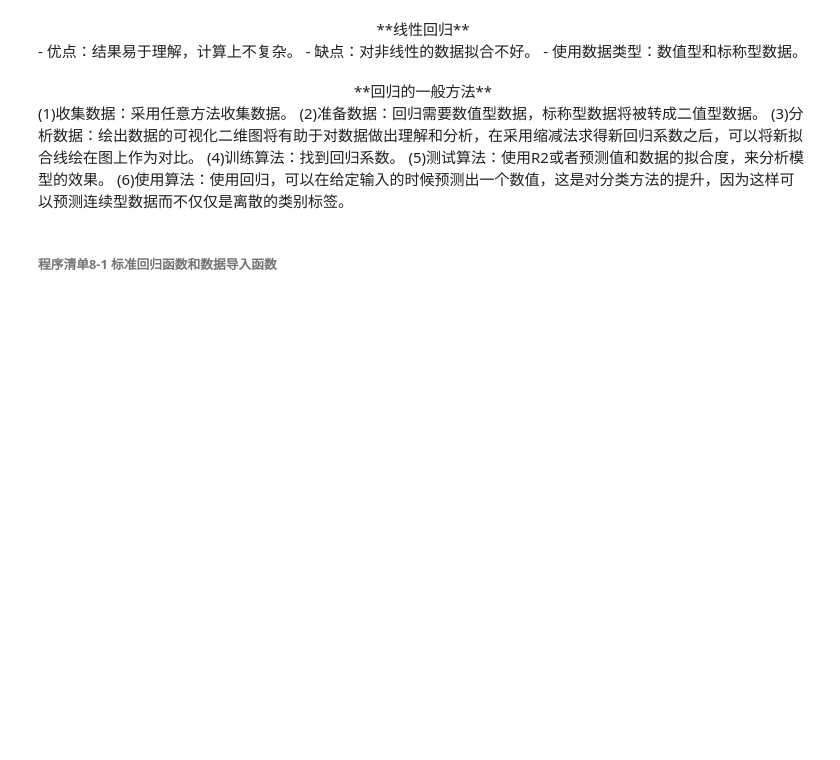
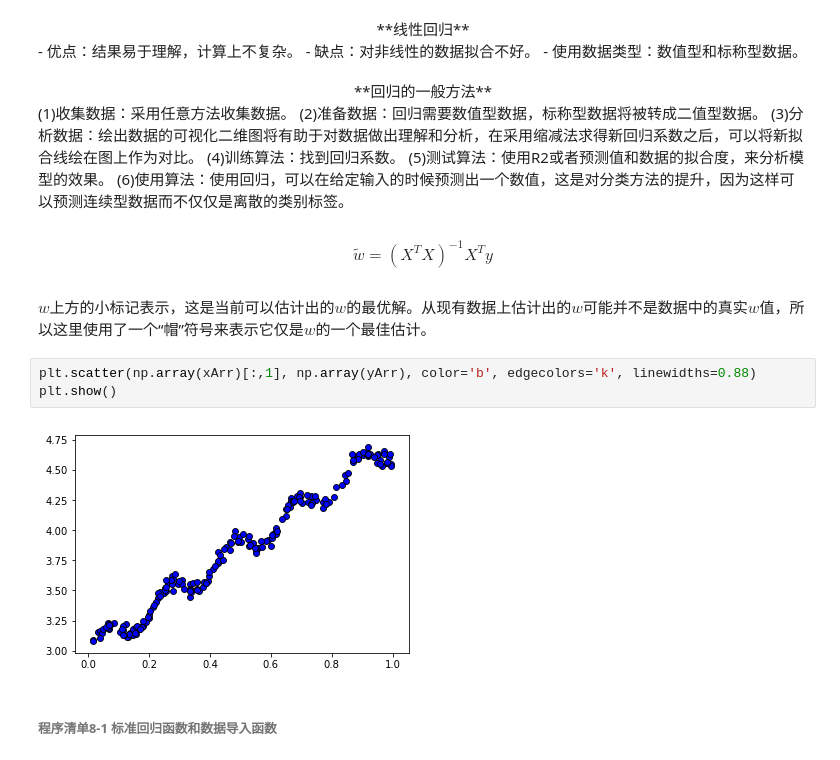
Before and after one commit to PumbaaLau/MyGit, a Jupyter notebook: Machine Learning/Machine Learning in Action/第8章 预测数值型数据：回归/第8章 预测数值型数据：回归.ipynb, the cells around one changed output. Drawn from its saved outputs; the diff is of its cells as text; blank space fills up the shorter version.

```diff
--- a/Machine Learning/Machine Learning in Action/第8章 预测数值型数据：回归/第8章 预测数值型数据：回归.ipynb
+++ b/Machine Learning/Machine Learning in Action/第8章 预测数值型数据：回归/第8章 预测数值型数据：回归.ipynb
@@ -21,6 +21,15 @@
 (4)训练算法：找到回归系数。
 (5)测试算法：使用R2或者预测值和数据的拟合度，来分析模型的效果。
 (6)使用算法：使用回归，可以在给定输入的时候预测出一个数值，这是对分类方法的提升，因为这样可以预测连续型数据而不仅仅是离散的类别标签。
+# %% [markdown]
+$$\tilde{w}=(X^{T}X)^{-1}X^{T}y$$
+# %% [markdown]
+$w$上方的小标记表示，这是当前可以估计出的$w$的最优解。从现有数据上估计出的$w$可能并不是数据中的真实$w$值，所以这里使用了一个“帽”符号来表示它仅是$w$的一个最佳估计。
+# %%
+plt.scatter(np.array(xArr)[:,1], np.array(yArr), color='b', edgecolors='k', linewidths=0.88)
+plt.show()
+# %% [output]
+[figure, added]
 # %% [markdown]
 ###### 程序清单8-1 标准回归函数和数据导入函数
 # %%
```
Also changed, not shown: parts of 1 cell of this notebook, 3 other files.
